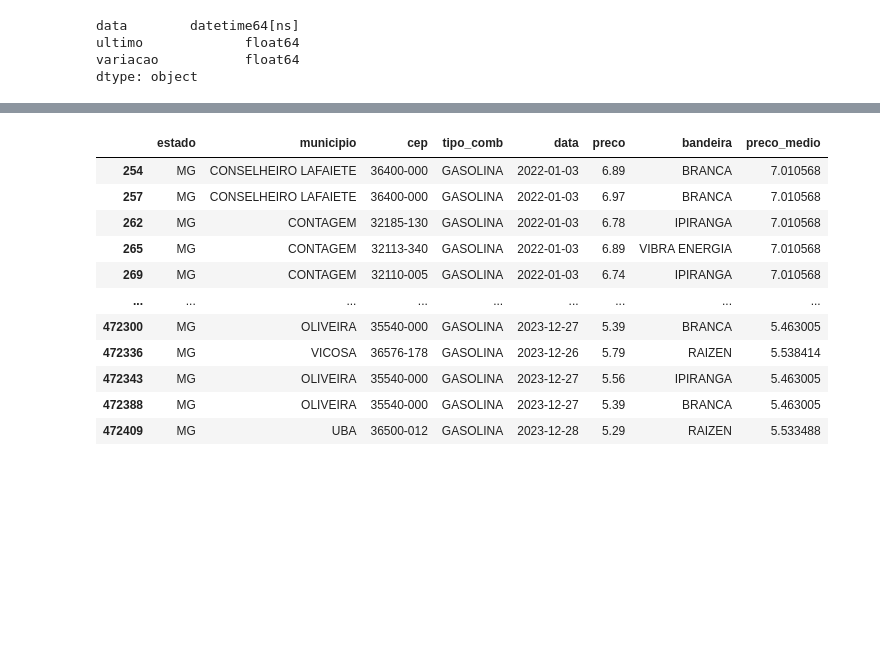
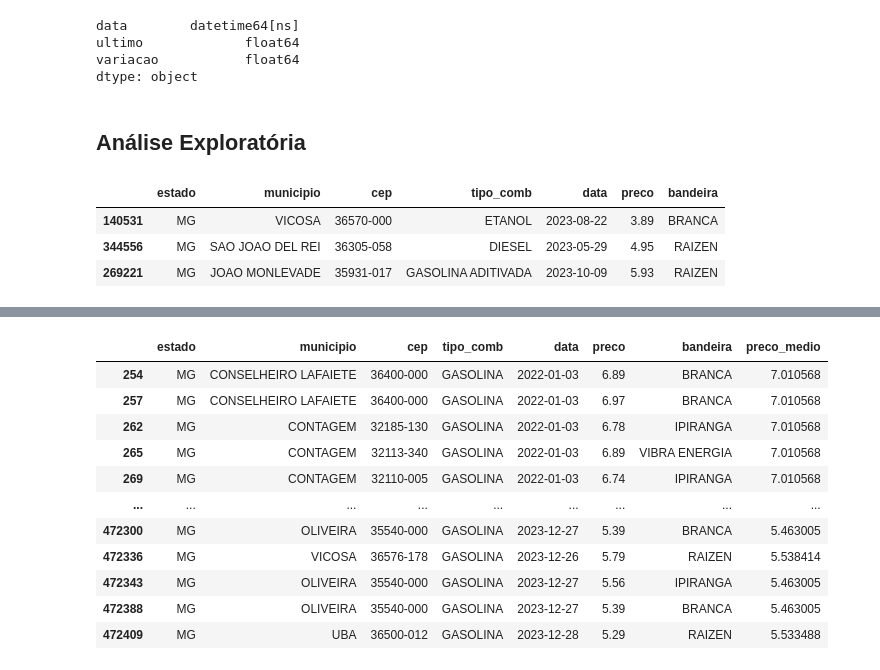
Before and after one commit to emanuel-brandao15/fuel-prices-forecast-brazil-mg, a Jupyter notebook: fuel_timeseries.ipynb, the cells around one changed output, grey strips where cells are left out. Drawn from its saved outputs; the diff is of its cells as text; code cells hidden in the pictures; blank space fills up the shorter version.

```diff
--- a/fuel_timeseries.ipynb
+++ b/fuel_timeseries.ipynb
@@ -204,0 +218,9 @@ dtype: object
+# %% [markdown]
+## **Análise Exploratória**
+# %%
+df_fuels.sample(3)
+# %% [output]
+|  | estado | municipio | cep | tipo_comb | data | preco | bandeira |
+| 140531 | MG | VICOSA | 36570-000 | ETANOL | 2023-08-22 | 3.89 | BRANCA |
+| 344556 | MG | SAO JOAO DEL REI | 36305-058 | DIESEL | 2023-05-29 | 4.95 | RAIZEN |
+| 269221 | MG | JOAO MONLEVADE | 35931-017 | GASOLINA ADITIVADA | 2023-10-09 | 5.93 | RAIZEN |
```
Also changed, not shown: parts of 10 cells of this notebook.
